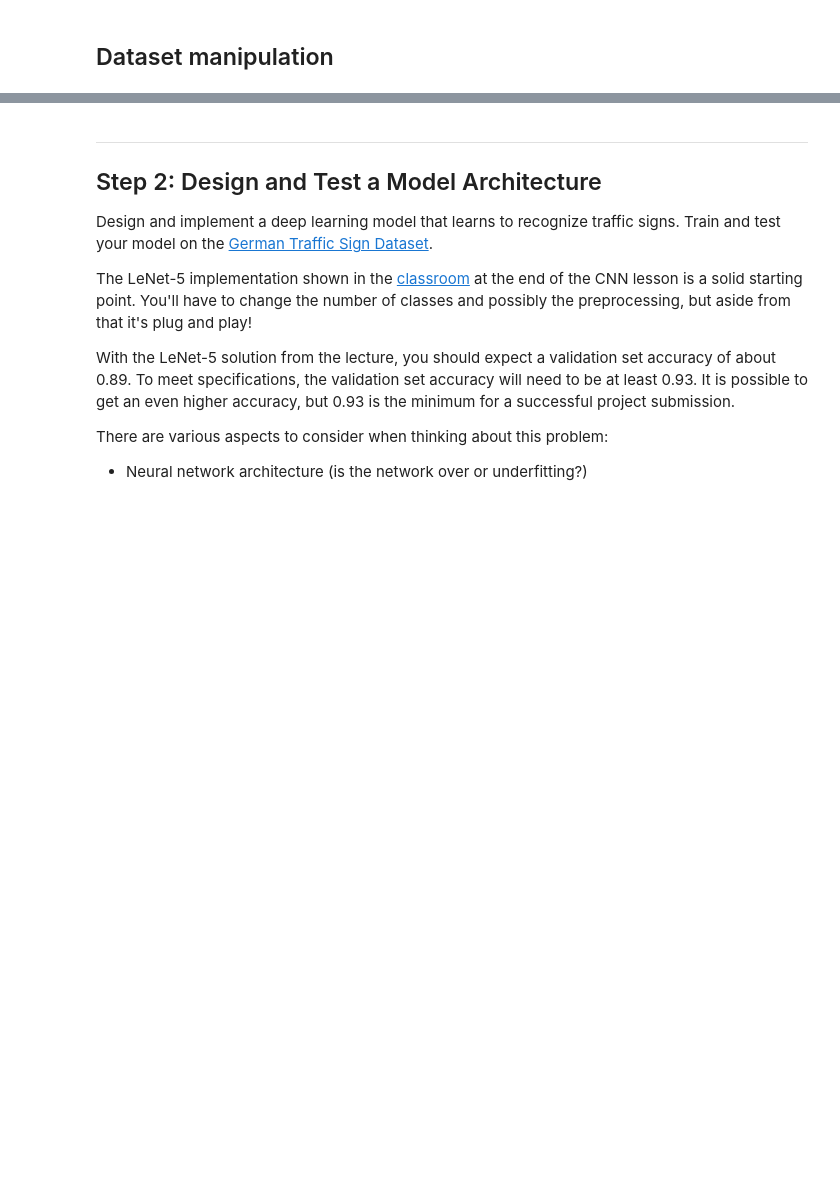
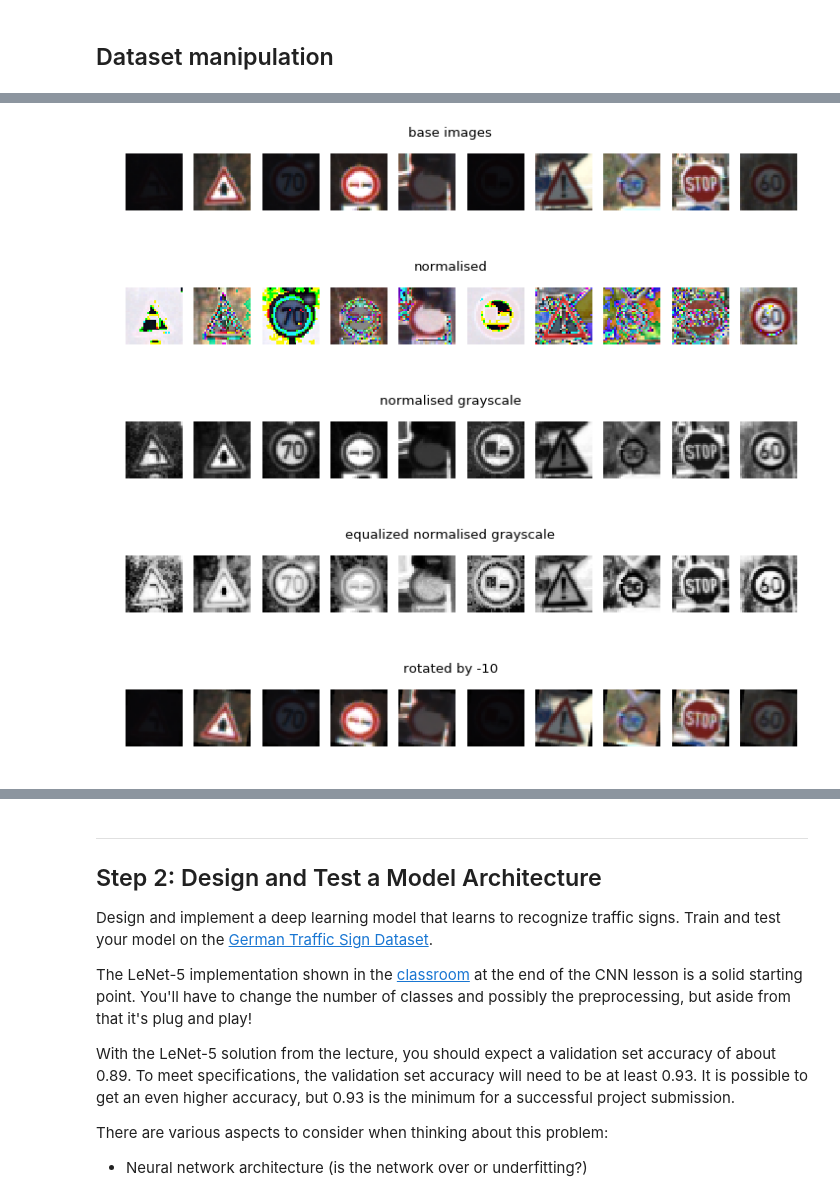
Before and after one commit to escolmebartlebooth/usdc-t1-p2-trafficsigns, a Jupyter notebook: Traffic_Sign_Classifier.ipynb, the cells around one changed output, grey strips where cells are left out. Cells and saved outputs as stored; diff of their text form; code cells hidden in the pictures; blank space fills up the shorter version.

```diff
--- a/Traffic_Sign_Classifier.ipynb
+++ b/Traffic_Sign_Classifier.ipynb
@@ -123,7 +148,7 @@ def img_normalise(data):
         assumes numpy array of images
         returns transformed array
     """
-    return (data - data.mean()) / (np.max(data) - np.min(data))
+    return (data - data.mean()) / np.std(X_train)
 
 # create a normalised data set
 X_train_norm = img_normalise(X_train)
@@ -149,0 +155,49 @@ for i in range(10):
+# %%
+# create various transformed versions of the images to compare technique effectiveness for feature extraction
+
+# get a common set of 10 indices
+indices = []
+for i in range(10):
+    indices.append(random.randint(0,X_train_norm.shape[0]))
+
+# base image
+fig = plt.figure(figsize=(11,1.5), dpi=80)
+plt.suptitle('base images')
+for i in indices:
+    plt.subplot(1,10,indices.index(i)+1)
+    plt.axis('off')
+    plt.imshow(X_train[i])
+
+fig = plt.figure(figsize=(11,1.5), dpi=80)
+plt.suptitle('normalised')
+for i in indices:
+    plt.subplot(1,10,indices.index(i)+1)
+    plt.axis('off')
+    plt.imshow(X_train_norm[i])
+
+fig = plt.figure(figsize=(11,1.5), dpi=80)
+plt.suptitle('normalised grayscale')
+for i in indices:
+    plt.subplot(1,10,indices.index(i)+1)
+    plt.axis('off')
+    plt.imshow(skimage.color.rgb2grey(X_train_norm[i]),cmap='gray')
+
+fig = plt.figure(figsize=(11,1.5), dpi=80)
+plt.suptitle('equalized normalised grayscale')
+for i in indices:
+    plt.subplot(1,10,indices.index(i)+1)
+    plt.axis('off')
+    plt.imshow(skimage.exposure.equalize_hist(skimage.color.rgb2grey(X_train_norm[i])), cmap='gray')
+
+fig = plt.figure(figsize=(11,1.5), dpi=80)
+plt.suptitle('rotated by -10')
+for i in indices:
+    plt.subplot(1,10,indices.index(i)+1)
+    plt.axis('off')
+    plt.imshow(skimage.transform.rotate(X_train[i],-10))
+# %% [output]
+[figure, added]
+[figure, added]
+[figure, added]
+[figure, added]
+[figure, added]
```
Also changed, not shown: parts of 17 cells of this notebook.
